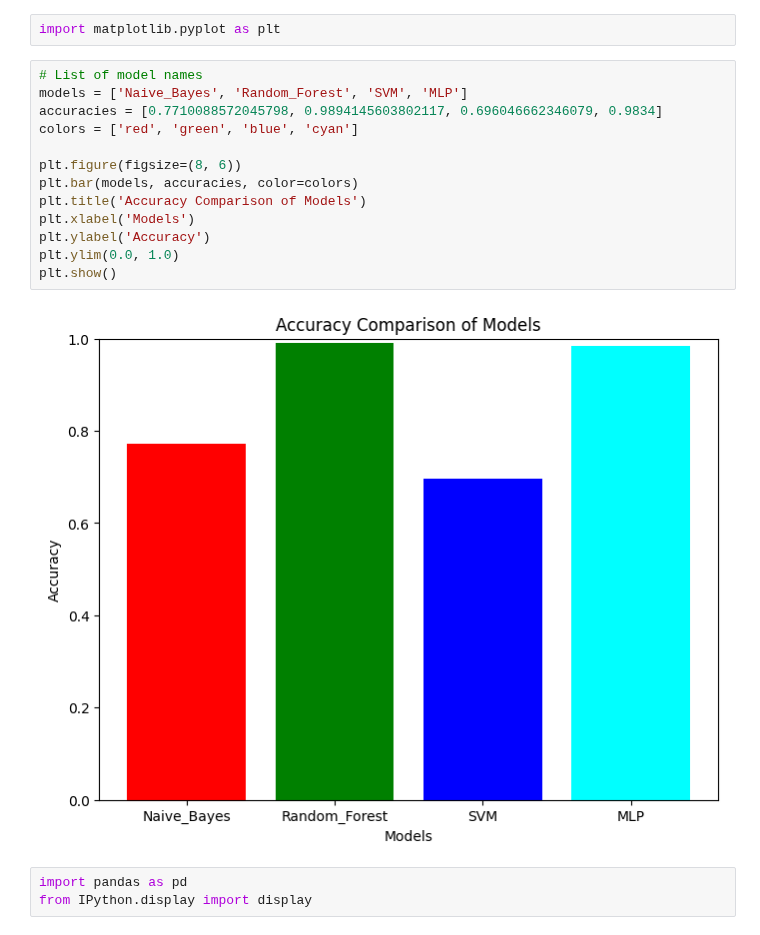
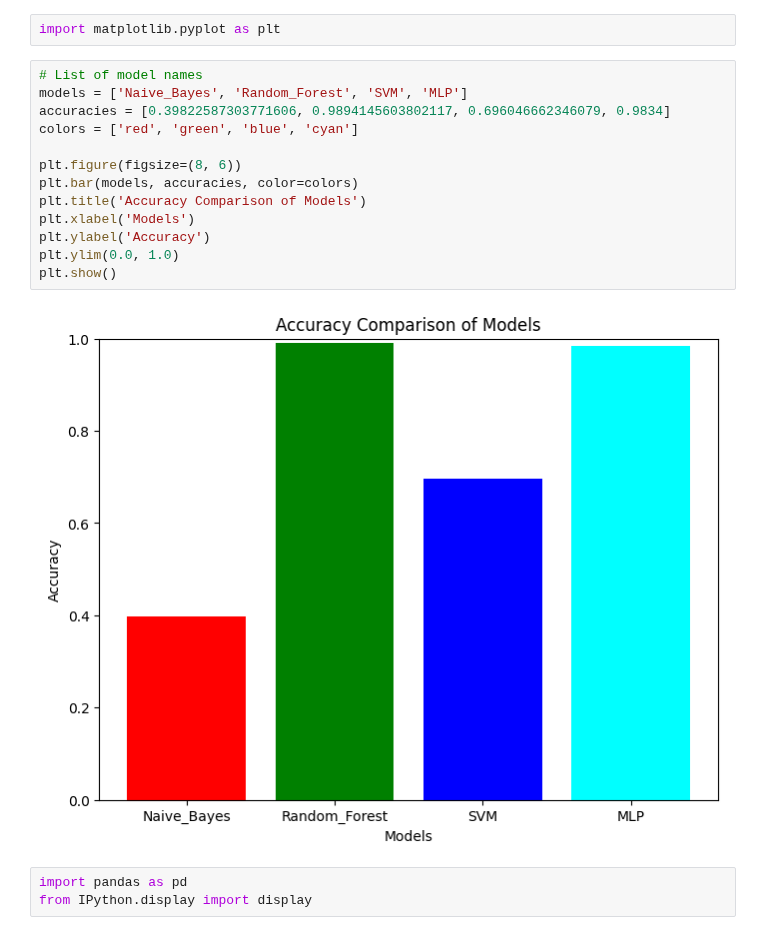
Before and after one commit to WiresharkIO/ML_4_IOT_Security, a Jupyter notebook: Model/Plots_and_Tables.ipynb, the cells around one changed output. Drawn from its saved outputs; the diff is of its cells as text.

```diff
--- a/Model/Plots_and_Tables.ipynb
+++ b/Model/Plots_and_Tables.ipynb
@@ -3,18 +3,18 @@ import matplotlib.pyplot as plt
 # %%
 # List of model names
 models = ['Naive_Bayes', 'Random_Forest', 'SVM', 'MLP']
-accuracies = [0.7710088572045798, 0.9894145603802117, 0.696046662346079, 0.9834]
+accuracies = [0.39822587303771606, 0.9894145603802117, 0.696046662346079, 0.9834]
 colors = ['red', 'green', 'blue', 'cyan']
 
 plt.figure(figsize=(8, 6))
 plt.bar(models, accuracies, color=colors)
 plt.title('Accuracy Comparison of Models')
 plt.xlabel('Models')
 plt.ylabel('Accuracy')
 plt.ylim(0.0, 1.0)
 plt.show()
 # %% [output]
-[figure, old version]
+[figure, new version]
 # %%
 import pandas as pd
 from IPython.display import display
```
Also changed, not shown: parts of 1 cell of this notebook, 1 other file.
